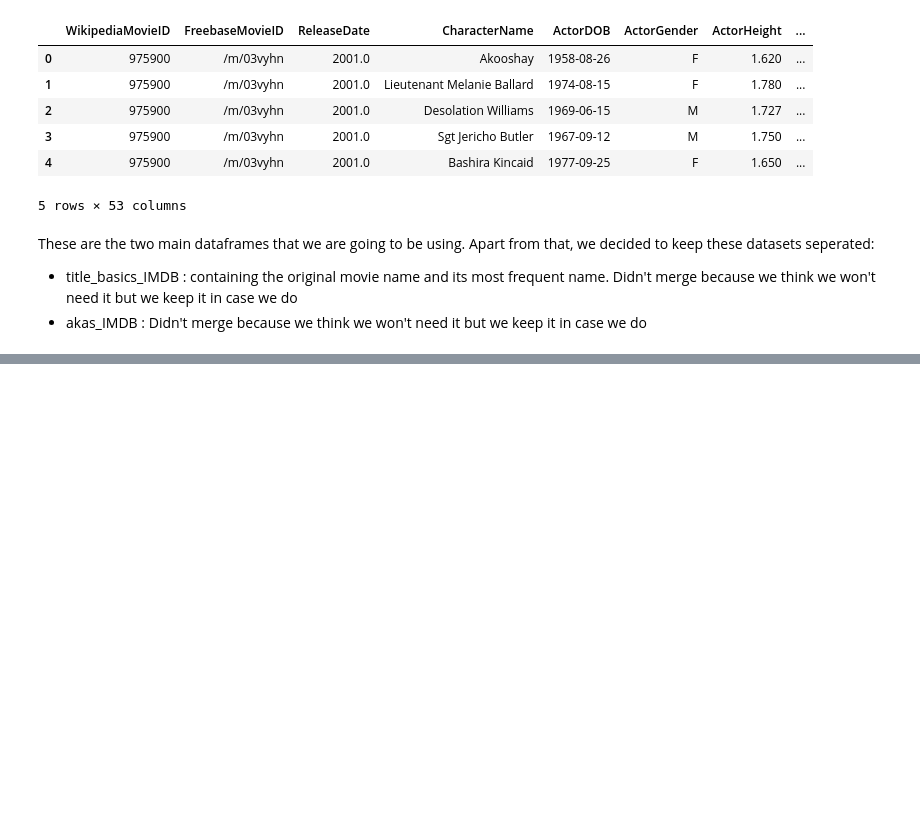
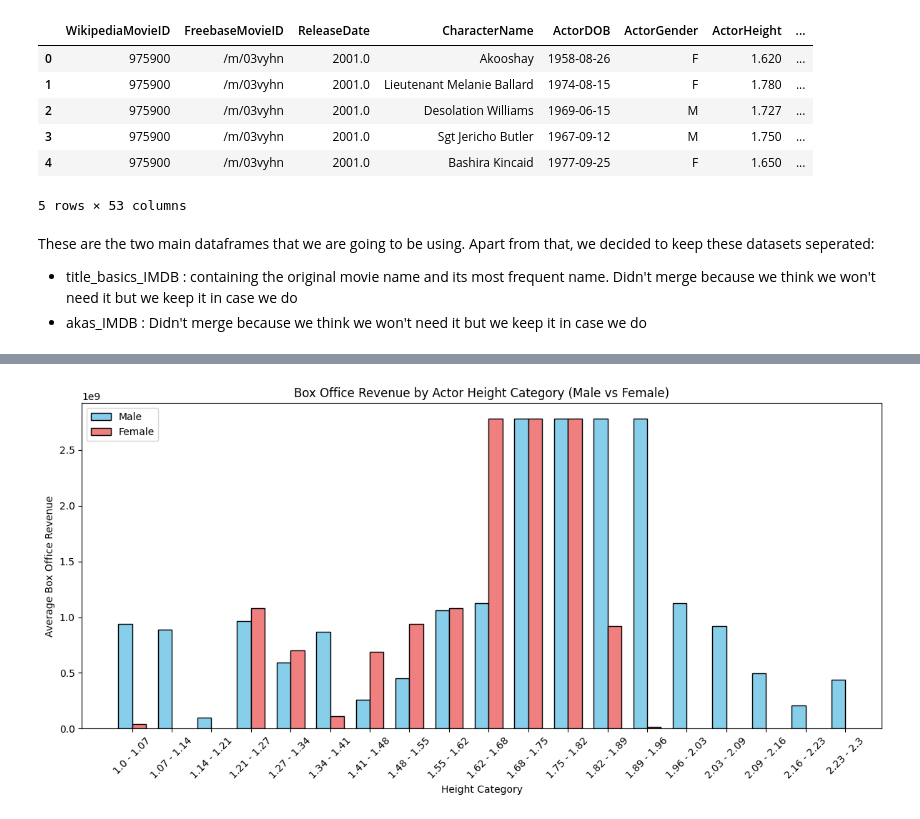
Before and after one commit to epfl-ada/ada-2024-project-arabsdatascientists2024, a Jupyter notebook: Exlploration_CMU.ipynb, the cells around one changed output, grey strips where cells are left out. Saved outputs shown, nothing was run; the diff lists cells and outputs as text; code cells hidden in the pictures; blank space fills up the shorter version.

```diff
--- a/Exlploration_CMU.ipynb
+++ b/Exlploration_CMU.ipynb
@@ -2569,0 +2607,11 @@ akas_IMDB.head(5)
+# %%
+# MALE
+# To establish the link between the actor's height and the parameter we first filter to keep the heights between 1m and to 2.3m
+filtered_data_male = male_df[(male_df['ActorHeight'] >= 1) & (male_df['ActorHeight'] <= 2.3)]
+
+# Now we define 50 bins which are the categorizes/ranges we will put the actors in as we cannot check individual for each height
+height_bins = np.linspace(1, 2.3, 20)  # 20 bins between 1m and 2.3m
+height_labels = [f"{round(height_bins[i], 2)} - {round(height_bins[i+1], 2)}" for i in range(len(height_bins)-1)]  # Labels for bins
+
+filtered_data_male['HeightCategory'] = pd.cut(filtered_data_male['ActorHeight'], bins=height_bins, labels=height_labels, right=False)
+height_summary_male = filtered_data_male.groupby('HeightCategory')[['BoxOfficeRevenue', 'averageRating', 'metascore_metacritic']].max()
@@ -2569,0 +2624,35 @@ akas_IMDB.head(5)
+# %%
+# FEMALE
+# To establish the link between the actor's height and the parameter we first filter to keep the heights between 1m and to 2.3m
+filtered_data_female = female_df[(female_df['ActorHeight'] >= 1) & (female_df['ActorHeight'] <= 2.3)]
+
+filtered_data_female['HeightCategory'] = pd.cut(filtered_data_female['ActorHeight'], bins=height_bins, labels=height_labels, right=False)
+height_summary_female = filtered_data_female.groupby('HeightCategory')[['BoxOfficeRevenue', 'averageRating', 'metascore_metacritic']].max()
+# %%
+# We plot for both male and female on the same graph to do a gender comparison
+plt.figure(figsize=(12, 6))
+
+# Define the width of the bars
+bar_width = 0.35
+
+# Get the positions for male and female bars
+male_positions = np.arange(len(height_summary_male))
+female_positions = male_positions + bar_width  # Shift female bars to the right
+
+# Plot Male Actor Height vs Box Office Revenue
+plt.bar(male_positions, height_summary_male['BoxOfficeRevenue'], width=bar_width, color='skyblue', edgecolor='black', label='Male')
+
+# Plot Female Actress Height vs Box Office Revenue
+plt.bar(female_positions, height_summary_female['BoxOfficeRevenue'], width=bar_width, color='lightcoral', edgecolor='black', label='Female')
+
+# Title and labels
+plt.title('Box Office Revenue by Actor Height Category (Male vs Female)')
+plt.xlabel('Height Category')
+plt.ylabel('Average Box Office Revenue')
+plt.xticks(male_positions + bar_width / 2, height_summary_male.index, rotation=45)  # Set x-tick labels
+plt.legend()
+
+plt.tight_layout()
+plt.show()
+# %% [output]
+[figure, added]
```
Also changed, not shown: parts of 82 cells of this notebook.
